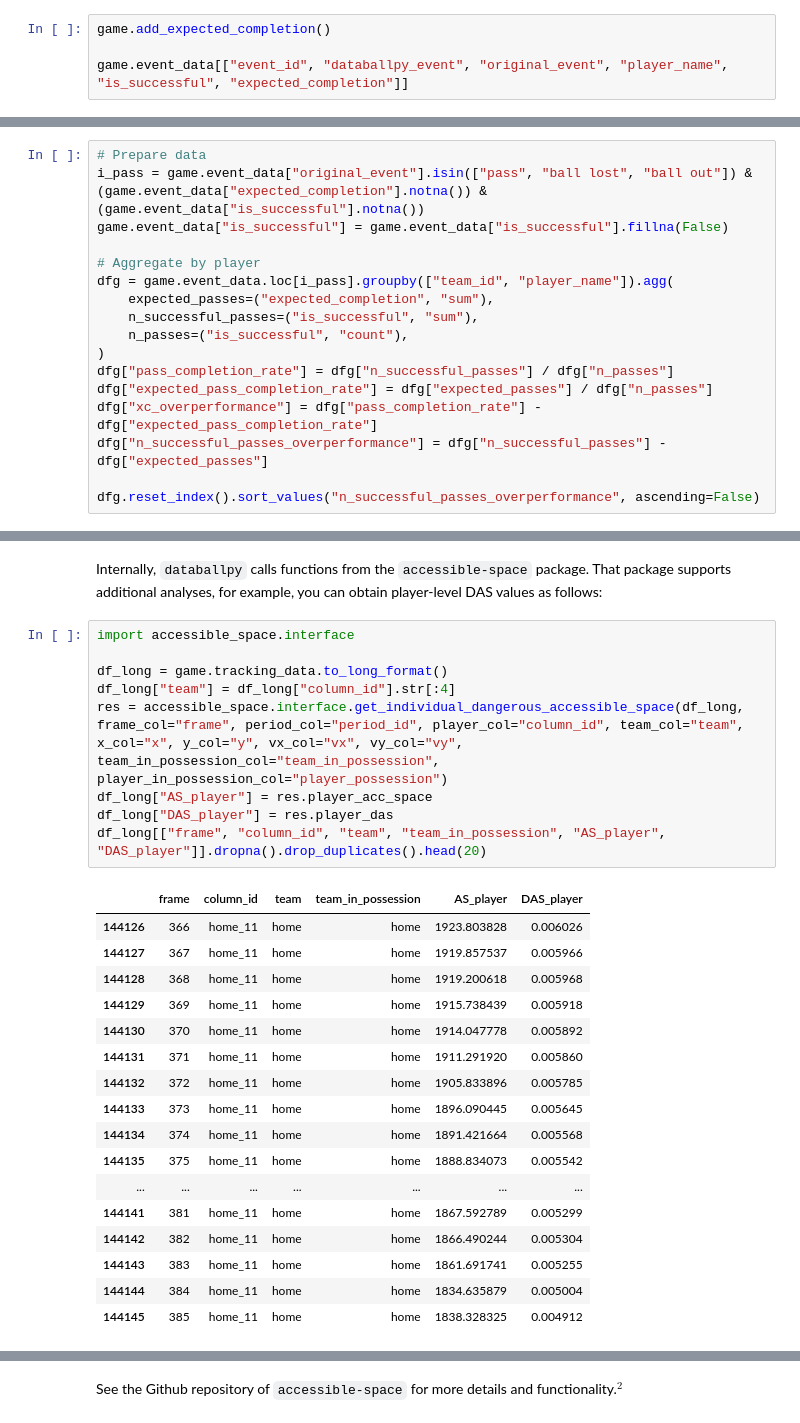
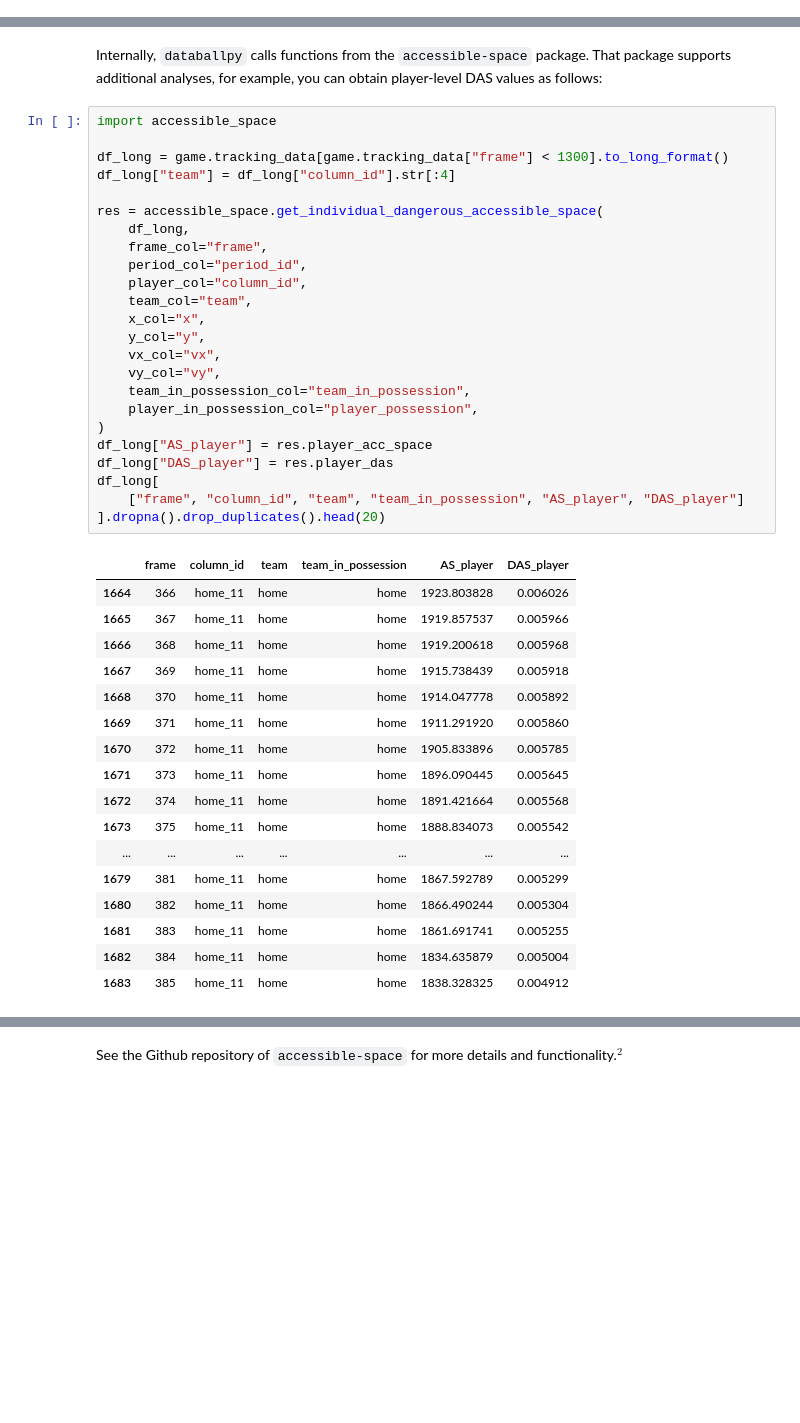
Before and after one commit to Alek050/databallpy, a Jupyter notebook: docs/features/dangerous_accessible_space.ipynb, the cells around one changed output, grey strips where cells are left out. Cells and saved outputs as stored; diff of their text form; blank space fills up the shorter version.

```diff
--- a/docs/features/dangerous_accessible_space.ipynb
+++ b/docs/features/dangerous_accessible_space.ipynb
@@ -123,4 +106,0 @@ We can also access the expected completion rate of individual passes using the `
-# %%
-game.add_expected_completion()
-
-game.event_data[["event_id", "databallpy_event", "original_event", "player_name", "is_successful", "expected_completion"]]
@@ -143,17 +106,0 @@ The resulting value can be used for example to calculate over- and underperforma
-# %%
-# Prepare data
-i_pass = game.event_data["original_event"].isin(["pass", "ball lost", "ball out"]) & (game.event_data["expected_completion"].notna()) & (game.event_data["is_successful"].notna())
-game.event_data["is_successful"] = game.event_data["is_successful"].fillna(False)
-
-# Aggregate by player
-dfg = game.event_data.loc[i_pass].groupby(["team_id", "player_name"]).agg(
-    expected_passes=("expected_completion", "sum"),
-    n_successful_passes=("is_successful", "sum"),
-    n_passes=("is_successful", "count"),
-)
-dfg["pass_completion_rate"] = dfg["n_successful_passes"] / dfg["n_passes"]
-dfg["expected_pass_completion_rate"] = dfg["expected_passes"] / dfg["n_passes"]
-dfg["xc_overperformance"] = dfg["pass_completion_rate"] - dfg["expected_pass_completion_rate"]
-dfg["n_successful_passes_overperformance"] = dfg["n_successful_passes"] - dfg["expected_passes"]
-
-dfg.reset_index().sort_values("n_successful_passes_overperformance", ascending=False)
@@ -178,29 +107,44 @@ dfg.reset_index().sort_values("n_successful_passes_overperformance", ascending=F
 # %% [markdown]
 Internally, ``databallpy`` calls functions from the ``accessible-space`` package. That package supports additional analyses, for example, you can obtain player-level DAS values as follows:
 # %%
-import accessible_space.interface
+import accessible_space
 
-df_long = game.tracking_data.to_long_format()
+df_long = game.tracking_data[game.tracking_data["frame"] < 1300].to_long_format()
 df_long["team"] = df_long["column_id"].str[:4]
-res = accessible_space.interface.get_individual_dangerous_accessible_space(df_long, frame_col="frame", period_col="period_id", player_col="column_id", team_col="team", x_col="x", y_col="y", vx_col="vx", vy_col="vy", team_in_possession_col="team_in_possession", player_in_possession_col="player_possession")
+
+res = accessible_space.get_individual_dangerous_accessible_space(
+    df_long,
+    frame_col="frame",
+    period_col="period_id",
+    player_col="column_id",
+    team_col="team",
+    x_col="x",
+    y_col="y",
+    vx_col="vx",
+    vy_col="vy",
+    team_in_possession_col="team_in_possession",
+    player_in_possession_col="player_possession",
+)
 df_long["AS_player"] = res.player_acc_space
 df_long["DAS_player"] = res.player_das
-df_long[["frame", "column_id", "team", "team_in_possession", "AS_player", "DAS_player"]].dropna().drop_duplicates().head(20)
+df_long[
+    ["frame", "column_id", "team", "team_in_possession", "AS_player", "DAS_player"]
+].dropna().drop_duplicates().head(20)
 # %% [output]
 |  | frame | column_id | team | team_in_possession | AS_player | DAS_player |
-| 144126 | 366 | home_11 | home | home | 1923.803828 | 0.006026 |
-| 144127 | 367 | home_11 | home | home | 1919.857537 | 0.005966 |
-| 144128 | 368 | home_11 | home | home | 1919.200618 | 0.005968 |
-| 144129 | 369 | home_11 | home | home | 1915.738439 | 0.005918 |
-| 144130 | 370 | home_11 | home | home | 1914.047778 | 0.005892 |
-| 144131 | 371 | home_11 | home | home | 1911.291920 | 0.005860 |
-| 144132 | 372 | home_11 | home | home | 1905.833896 | 0.005785 |
-| 144133 | 373 | home_11 | home | home | 1896.090445 | 0.005645 |
-| 144134 | 374 | home_11 | home | home | 1891.421664 | 0.005568 |
-| 144135 | 375 | home_11 | home | home | 1888.834073 | 0.005542 |
+| 1664 | 366 | home_11 | home | home | 1923.803828 | 0.006026 |
+| 1665 | 367 | home_11 | home | home | 1919.857537 | 0.005966 |
+| 1666 | 368 | home_11 | home | home | 1919.200618 | 0.005968 |
+| 1667 | 369 | home_11 | home | home | 1915.738439 | 0.005918 |
+| 1668 | 370 | home_11 | home | home | 1914.047778 | 0.005892 |
+| 1669 | 371 | home_11 | home | home | 1911.291920 | 0.005860 |
+| 1670 | 372 | home_11 | home | home | 1905.833896 | 0.005785 |
+| 1671 | 373 | home_11 | home | home | 1896.090445 | 0.005645 |
+| 1672 | 374 | home_11 | home | home | 1891.421664 | 0.005568 |
+| 1673 | 375 | home_11 | home | home | 1888.834073 | 0.005542 |
 | ... | ... | ... | ... | ... | ... | ... |
-| 144141 | 381 | home_11 | home | home | 1867.592789 | 0.005299 |
-| 144142 | 382 | home_11 | home | home | 1866.490244 | 0.005304 |
-| 144143 | 383 | home_11 | home | home | 1861.691741 | 0.005255 |
-| 144144 | 384 | home_11 | home | home | 1834.635879 | 0.005004 |
-| 144145 | 385 | home_11 | home | home | 1838.328325 | 0.004912 |
+| 1679 | 381 | home_11 | home | home | 1867.592789 | 0.005299 |
+| 1680 | 382 | home_11 | home | home | 1866.490244 | 0.005304 |
+| 1681 | 383 | home_11 | home | home | 1861.691741 | 0.005255 |
+| 1682 | 384 | home_11 | home | home | 1834.635879 | 0.005004 |
+| 1683 | 385 | home_11 | home | home | 1838.328325 | 0.004912 |
```
Also changed, not shown: parts of 10 cells of this notebook, 6 other files.
